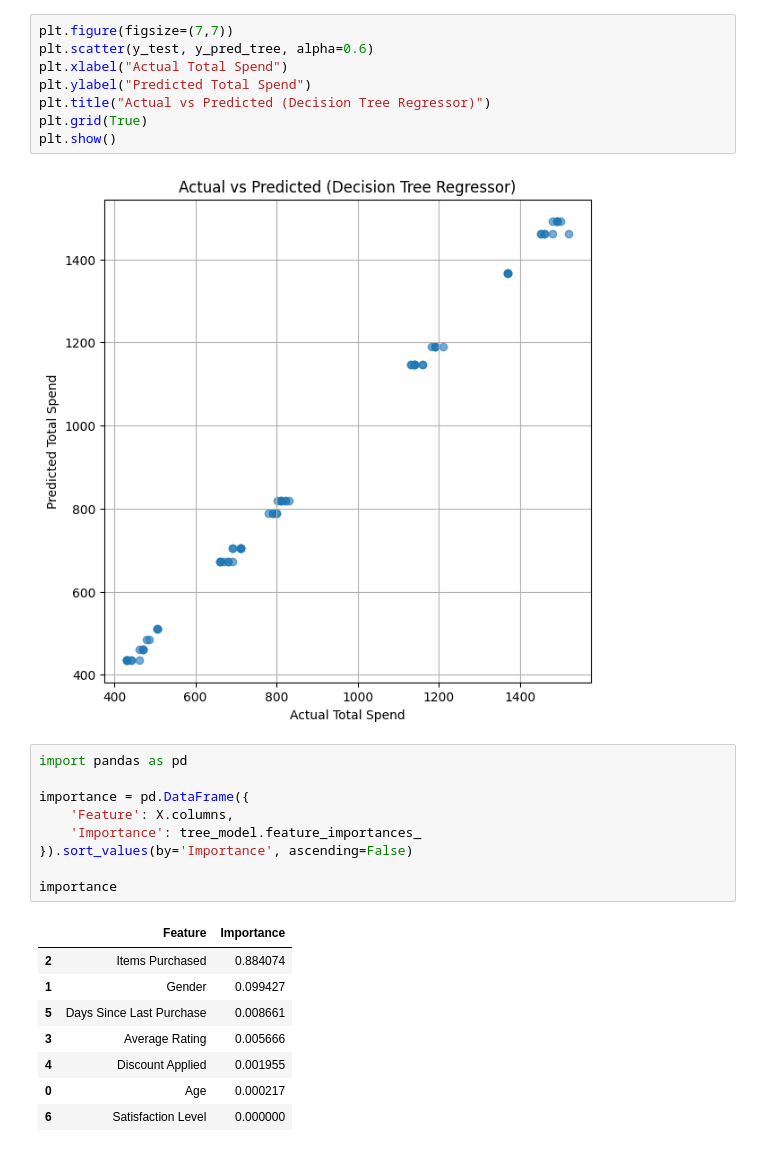
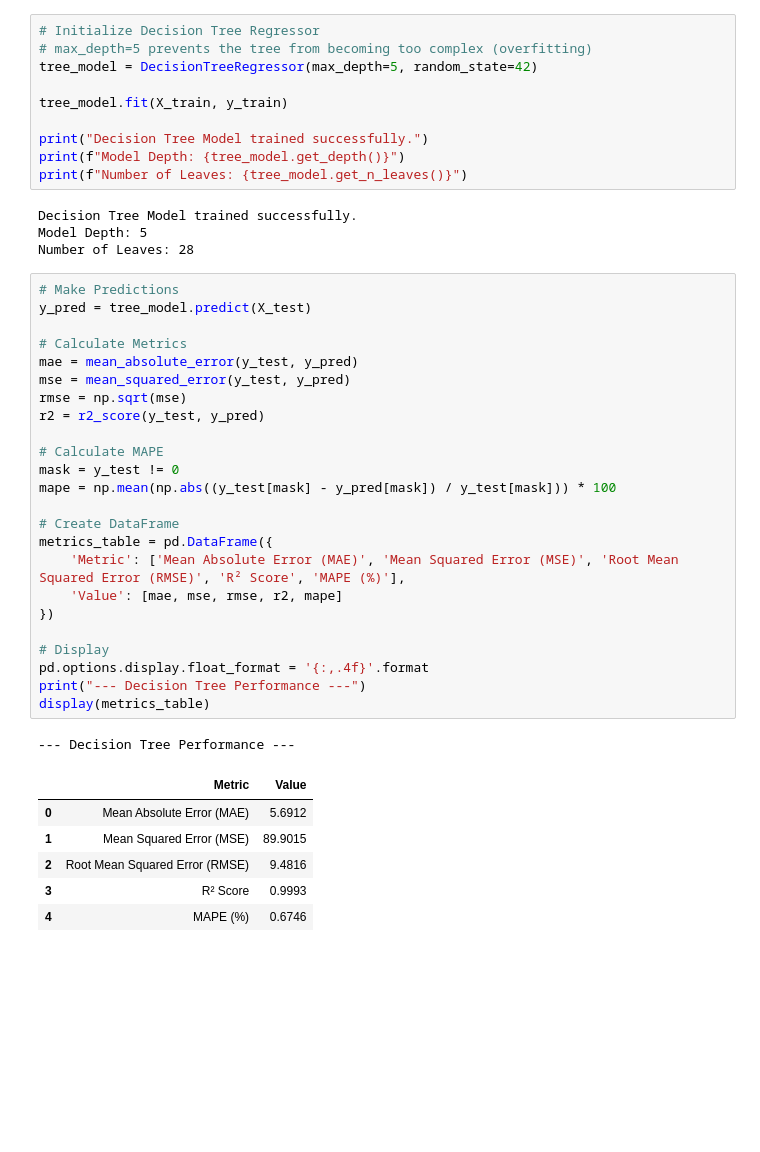
Before and after one commit to akay6483/mmml-ecommerce, a Jupyter notebook: notebook/m4/DecisionTrees(Regressor).ipynb, the cells around one changed output. Drawn from its saved outputs; the diff is of its cells as text; blank space fills up the shorter version.

```diff
--- a/notebook/m4/DecisionTrees(Regressor).ipynb
+++ b/notebook/m4/DecisionTrees(Regressor).ipynb
@@ -109,28 +99,46 @@ R² Score: 0.9989817905303081
-# %%
-plt.figure(figsize=(7,7))
-plt.scatter(y_test, y_pred_tree, alpha=0.6)
-plt.xlabel("Actual Total Spend")
-plt.ylabel("Predicted Total Spend")
-plt.title("Actual vs Predicted (Decision Tree Regressor)")
-plt.grid(True)
-plt.show()
-# %% [output]
-[figure, removed]
-# %%
-import pandas as pd
-
-importance = pd.DataFrame({
-    'Feature': X.columns,
-    'Importance': tree_model.feature_importances_
-}).sort_values(by='Importance', ascending=False)
-
-importance
-# %% [output]
-|  | Feature | Importance |
-| 2 | Items Purchased | 0.884074 |
-| 1 | Gender | 0.099427 |
-| 5 | Days Since Last Purchase | 0.008661 |
-| 3 | Average Rating | 0.005666 |
-| 4 | Discount Applied | 0.001955 |
-| 0 | Age | 0.000217 |
-| 6 | Satisfaction Level | 0.000000 |
+# %%
+# Initialize Decision Tree Regressor
+# max_depth=5 prevents the tree from becoming too complex (overfitting)
+tree_model = DecisionTreeRegressor(max_depth=5, random_state=42)
+
+tree_model.fit(X_train, y_train)
+
+print("Decision Tree Model trained successfully.")
+print(f"Model Depth: {tree_model.get_depth()}")
+print(f"Number of Leaves: {tree_model.get_n_leaves()}")
+# %% [output]
+Decision Tree Model trained successfully.
+Model Depth: 5
+Number of Leaves: 28
+# %%
+# Make Predictions
+y_pred = tree_model.predict(X_test)
+
+# Calculate Metrics
+mae = mean_absolute_error(y_test, y_pred)
+mse = mean_squared_error(y_test, y_pred)
+rmse = np.sqrt(mse)
+r2 = r2_score(y_test, y_pred)
+
+# Calculate MAPE
+mask = y_test != 0
+mape = np.mean(np.abs((y_test[mask] - y_pred[mask]) / y_test[mask])) * 100
+
+# Create DataFrame
+metrics_table = pd.DataFrame({
+    'Metric': ['Mean Absolute Error (MAE)', 'Mean Squared Error (MSE)', 'Root Mean Squared Error (RMSE)', 'R² Score', 'MAPE (%)'],
+    'Value': [mae, mse, rmse, r2, mape]
+})
+
+# Display
+pd.options.display.float_format = '{:,.4f}'.format
+print("--- Decision Tree Performance ---")
+display(metrics_table)
+# %% [output]
+--- Decision Tree Performance ---
+|  | Metric | Value |
+| 0 | Mean Absolute Error (MAE) | 5.6912 |
+| 1 | Mean Squared Error (MSE) | 89.9015 |
+| 2 | Root Mean Squared Error (RMSE) | 9.4816 |
+| 3 | R² Score | 0.9993 |
+| 4 | MAPE (%) | 0.6746 |
```
Also changed, not shown: parts of 11 cells of this notebook.
